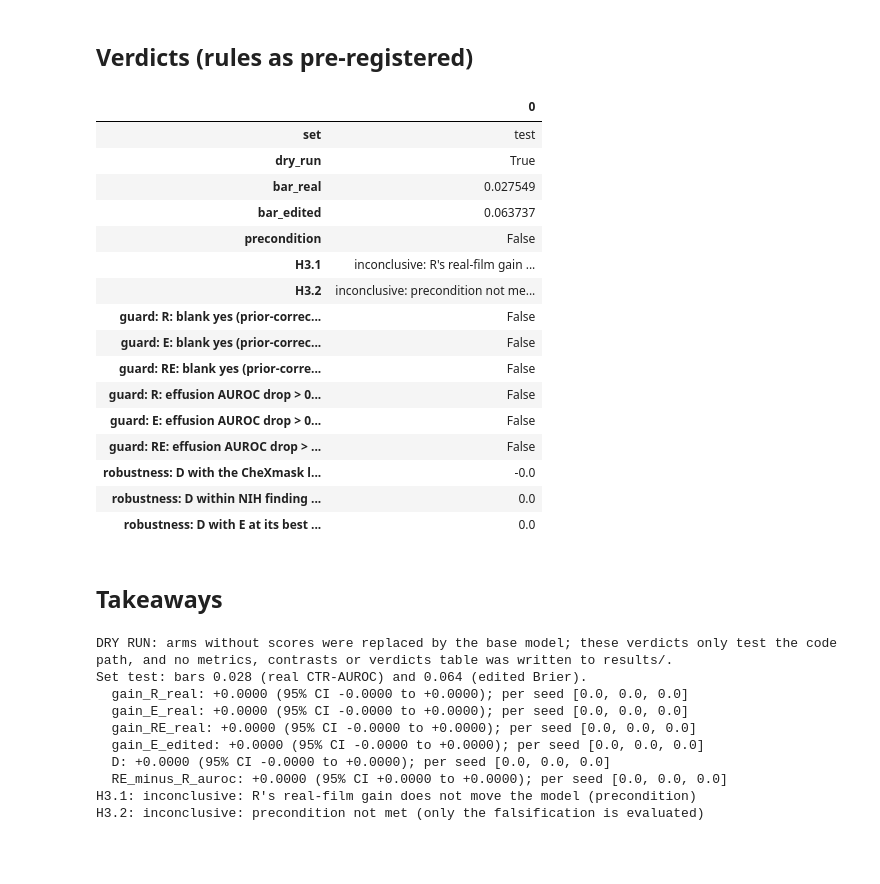
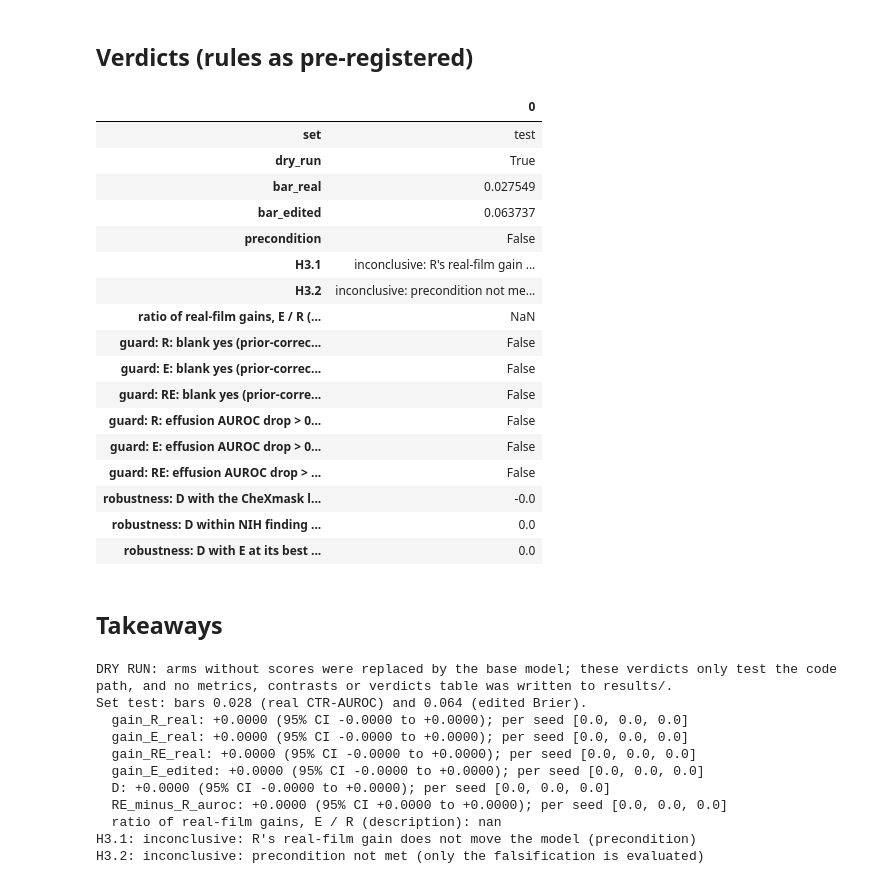
Before and after one commit to m871-akram/cxr-grounding, a Jupyter notebook: notebooks/05_h3_eval.ipynb, the cells around one changed output. Drawn from its saved outputs; the diff is of its cells as text; code cells hidden in the pictures; blank space fills up the shorter version.

```diff
--- a/notebooks/05_h3_eval.ipynb
+++ b/notebooks/05_h3_eval.ipynb
@@ -161,9 +161,10 @@ def metrics(name):
     t, eff = tables[name], table(name, "effusion_0")
     r, e = t.loc[real_idx], t.loc[edit_idx]
     lab = r[(r["cardiomegaly"] == 1) | (r["no_finding"] == 1)]
-    elab = eff[(eff["kind"] == "real") & ((eff["effusion"] == 1) | (eff["no_finding"] == 1))]
+    elab = eff[(eff["kind"] == "real") & eff["ctr"].notna() & ((eff["effusion"] == 1) | (eff["no_finding"] == 1))]  # real films = with a CTR
     sham, blank = t[t["kind"] == "sham"], t[t["kind"] == "blank"]
     q1 = table(name, "cardiomegaly_1").loc[real_idx]
+    assert (q1[keys].fillna(-1).values == r[keys].fillna(-1).values).all(), "the two phrasings' rows are not aligned"
     out = {"model": name, "real_ctr_auroc": roc_auc_score(r["label"], r["log_odds"]),
            "real_brier": ((r["p_yes"] - r["label"]) ** 2).mean(),
            "real_brier_prior_corrected": np.nan if name == "base" else ((1 / (1 + np.exp(-(r["log_odds"] + logit(pi_real)))) - r["label"]) ** 2).mean(),
@@ -178,6 +179,11 @@ def metrics(name):
            "effusion_auroc": roc_auc_score(elab["effusion"], elab["log_odds"]),
            "transfer_phrasing_ctr_auroc": roc_auc_score(q1["label"], q1["log_odds"])}
     out["real_switch_ctr"], out["real_switch_slope"] = switch(r)
+    if name != "base":  # also with the training prior removed, d + logit(pi): trained arms only (PLAN.md, H3)
+        out["real_switch_ctr_prior_corrected"] = switch(r.assign(p_yes=1 / (1 + np.exp(-(r["log_odds"] + logit(pi_real))))))[0]
+        d_edit = e["log_odds"] + logit(pi_edit)
+        out["edited_brier_prior_corrected"] = ((1 / (1 + np.exp(-d_edit)) - e["label"]) ** 2).mean()
+        out["edited_yes_when_ctr_below_05_prior_corrected"] = (d_edit[e["label"] == 0] > 0).mean()
     away = (r["ctr"] > 0.525) | (r["ctr"] < 0.475)  # also without the margin examples (as in training)
     out["real_ctr_auroc_without_margin"] = roc_auc_score(r.loc[away, "label"], r.loc[away, "log_odds"])
     for g, d in e.groupby("growth"):
@@ -327,43 +333,48 @@ seeds_agree = lambda k, sign: bool((np.sign(per_seed[k]) == sign).all())
 precondition = moves("gain_R_real", bar_real)
 if not precondition:
     h31 = "inconclusive: R's real-film gain does not move the model (precondition)"
-elif moves("gain_E_edited", bar_edit) and c["D"]["ci_low"] > 0 and seeds_agree("D", 1) and all(v > 0 for v in robust.values()):
+elif (moves("gain_E_edited", bar_edit) and seeds_agree("gain_E_edited", 1)  # both deciding contrasts: every seed
+      and c["D"]["ci_low"] > 0 and seeds_agree("D", 1) and all(v > 0 for v in robust.values())):
     h31 = "supported"
-elif does_not_move("gain_E_edited", bar_edit) and bool((per_seed["gain_E_edited"] < bar_edit).all()):
-    h31 = "falsified: E did not learn the edits"
-elif c["D"]["ci_high"] < 0 and seeds_agree("D", -1):
-    h31 = "falsified: E transfers (more than half of R's real-film gain)"
 else:
-    h31 = "inconclusive"
+    ways = []  # both named ways are reported when both hold
+    if does_not_move("gain_E_edited", bar_edit) and bool((per_seed["gain_E_edited"] < bar_edit).all()):
+        ways.append("E did not learn the edits")
+    if c["D"]["ci_high"] < 0 and seeds_agree("D", -1):
+        ways.append("E transfers (more than half of R's real-film gain)")
+    h31 = "falsified: " + "; ".join(ways) if ways else "inconclusive"
+gain_ratio = c["gain_E_real"]["point"] / c["gain_R_real"]["point"] if c["gain_R_real"]["point"] != 0 else np.nan
 diff = c["RE_minus_R_auroc"]
 if diff["ci_low"] > 0 and diff["point"] >= 0.02 and seeds_agree("RE_minus_R_auroc", 1):
     h32 = "falsified: RE is better than R by at least 0.02 (RoentMod's prediction)"
 elif not precondition:
     h32 = "inconclusive: precondition not met (only the falsification is evaluated)"
 elif diff["ci_high"] < 0.02 and bool((per_seed["RE_minus_R_auroc"] < 0.02).all()):
     h32 = "supported: RE is no better than R"
 else:
     h32 = "inconclusive"
 guards = {f"{a}: blank yes (prior-corrected) > 5%": bool(np.mean([point.loc[f"{a}{s}", "blank_yes_prior_corrected"] for s in SEEDS]) > 0.05)
           for a in ARMS}
 guards.update({f"{a}: effusion AUROC drop > 0.02, CI above 0": bool(c[f"effusion_drop_{a}"]["point"] > 0.02 and c[f"effusion_drop_{a}"]["ci_low"] > 0)
                for a in ARMS})
 verdicts = pd.DataFrame([{"set": SET, "dry_run": DRY_RUN, "bar_real": bar_real, "bar_edited": bar_edit,
                           "precondition": precondition, "H3.1": h31, "H3.2": h32,
+                          "ratio of real-film gains, E / R (description)": gain_ratio,
                           **{f"guard: {k}": v for k, v in guards.items()}, **{f"robustness: {k}": v for k, v in robust.items()}}])
 if not DRY_RUN:
     verdicts.to_csv(R / f"h3_verdicts_{SET}.csv", index=False)
     ci.to_csv(R / f"h3_contrasts_{SET}.csv")
 verdicts.T
 # %% [output]
 |  | 0 |
 | set | test |
 | dry_run | True |
 | bar_real | 0.027549 |
 | bar_edited | 0.063737 |
 | precondition | False |
 | H3.1 | inconclusive: R's real-film gain ... |
 | H3.2 | inconclusive: precondition not me... |
+| ratio of real-film gains, E / R (... | NaN |
 | guard: R: blank yes (prior-correc... | False |
 | guard: E: blank yes (prior-correc... | False |
 | guard: RE: blank yes (prior-corre... | False |
@@ -382,6 +393,7 @@ if DRY_RUN:
 print(f"Set {SET}: bars {bar_real:.3f} (real CTR-AUROC) and {bar_edit:.3f} (edited Brier).")
 for k in ["gain_R_real", "gain_E_real", "gain_RE_real", "gain_E_edited", "D", "RE_minus_R_auroc"]:
     print(f"  {k}: {c[k]['point']:+.4f} (95% CI {c[k]['ci_low']:+.4f} to {c[k]['ci_high']:+.4f}); per seed {per_seed[k].round(4).tolist()}")
+print(f"  ratio of real-film gains, E / R (description): {gain_ratio:.3f}")
 print("H3.1:", h31)
 print("H3.2:", h32)
 # %% [output]
@@ -393,5 +405,6 @@ Set test: bars 0.028 (real CTR-AUROC) and 0.064 (edited Brier).
   gain_E_edited: +0.0000 (95% CI -0.0000 to +0.0000); per seed [0.0, 0.0, 0.0]
   D: +0.0000 (95% CI -0.0000 to +0.0000); per seed [0.0, 0.0, 0.0]
   RE_minus_R_auroc: +0.0000 (95% CI +0.0000 to +0.0000); per seed [0.0, 0.0, 0.0]
+  ratio of real-film gains, E / R (description): nan
 H3.1: inconclusive: R's real-film gain does not move the model (precondition)
 H3.2: inconclusive: precondition not met (only the falsification is evaluated)
```
Also changed, not shown: parts of 1 cell of this notebook, 1 other file.
